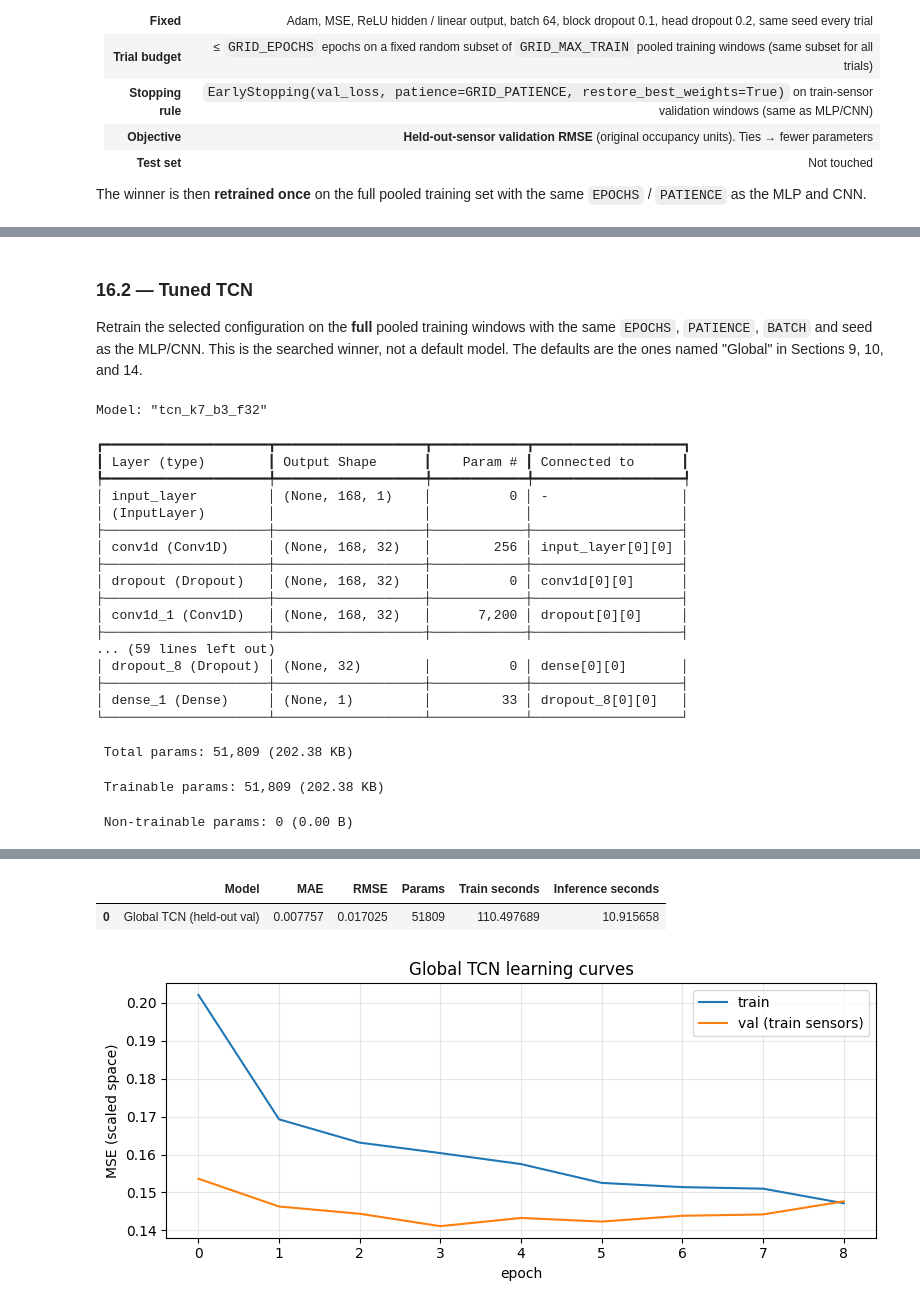
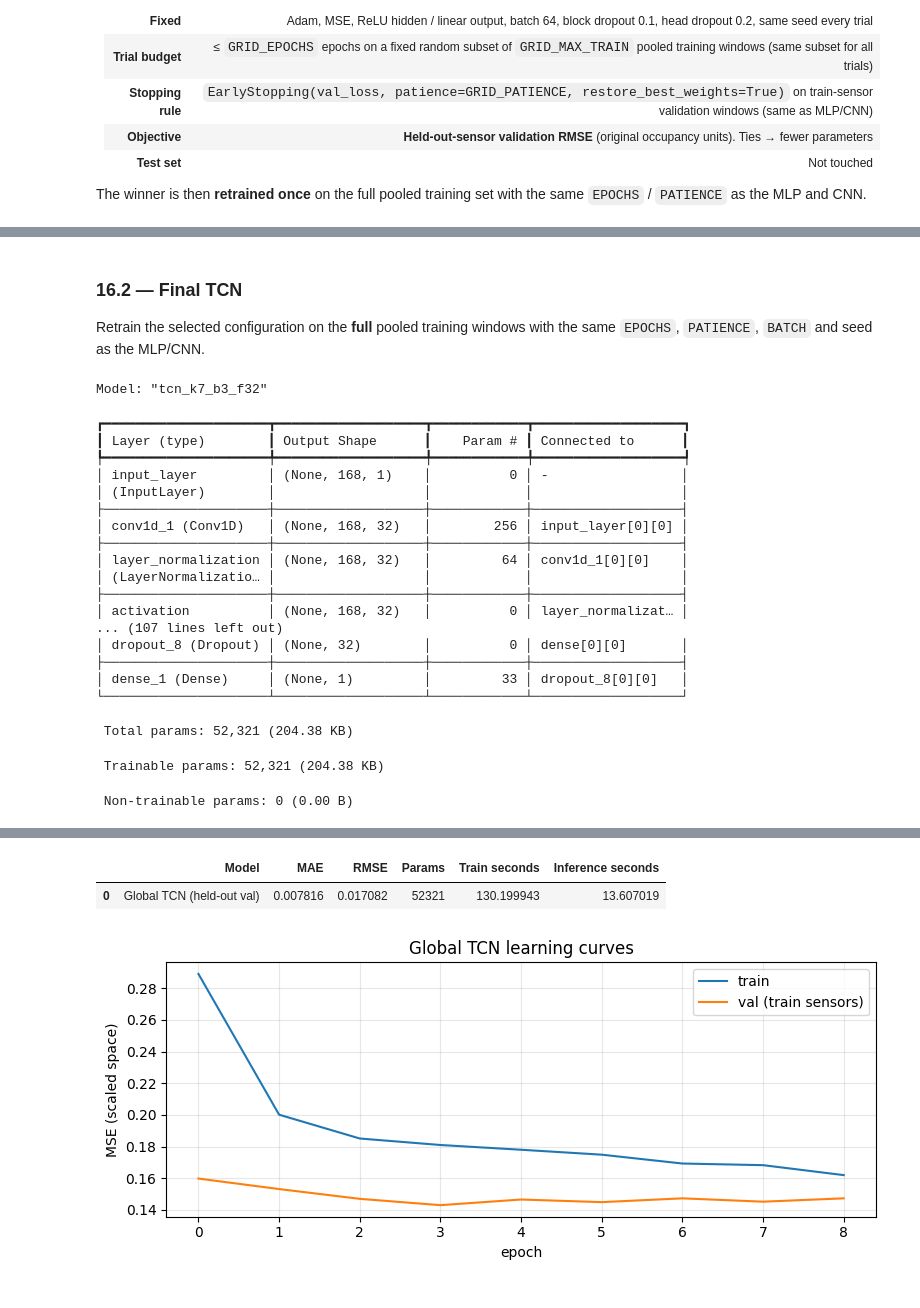
Before and after one commit to Matthew-Linders/AISE_4010_Group_Project, a Jupyter notebook: Stage 2/AISE4010_Project_Group02_BH.ipynb, the cells around one changed output, grey strips where cells are left out. Drawn from its saved outputs; the diff is of its cells as text; code cells hidden in the pictures.

```diff
--- a/Stage 2/AISE4010_Project_Group02_BH.ipynb
+++ b/Stage 2/AISE4010_Project_Group02_BH.ipynb
@@ -1411,7 +1521,7 @@ display(marginals)
 # %% [markdown]
-### 16.2 — Tuned TCN
+### 16.2 — Final TCN
 
-Retrain the selected configuration on the **full** pooled training windows with the same `EPOCHS`, `PATIENCE`, `BATCH` and seed as the MLP/CNN. This is the searched winner, not a default model. The defaults are the ones named "Global" in Sections 9, 10, and 14.
+Retrain the selected configuration on the **full** pooled training windows with the same `EPOCHS`, `PATIENCE`, `BATCH` and seed as the MLP/CNN.
 # %%
 tf.keras.backend.clear_session()
 tf.keras.utils.set_random_seed(SEED)
@@ -1435,7 +1545,7 @@ t1 = perf_counter()
 tcn_held_metrics, _, _ = score_packs(tcn, held_packs, "val", cnn=True)
 tcn_infer = perf_counter() - t1
 
-tcn_held_metrics["Model"] = "Tuned global TCN (held-out val)"
+tcn_held_metrics["Model"] = "Global TCN (held-out val)"
 tcn_held_metrics["Params"] = tcn.count_params()
 tcn_held_metrics["Train seconds"] = tcn_time
 tcn_held_metrics["Inference seconds"] = tcn_infer
@@ -1445,7 +1555,7 @@ display(pd.DataFrame([tcn_held_metrics]))
 fig, ax = plt.subplots(figsize=(8, 3.5))
 ax.plot(tcn_hist.history["loss"], label="train")
 ax.plot(tcn_hist.history["val_loss"], label="val (train sensors)")
-ax.set(title="Tuned TCN learning curves", xlabel="epoch", ylabel="MSE (scaled space)")
+ax.set(title="Global TCN learning curves", xlabel="epoch", ylabel="MSE (scaled space)")
 ax.legend(); ax.grid(alpha=0.3)
 plt.tight_layout(); plt.show()
 # %% [output]
@@ -1456,18 +1566,18 @@ Model: "tcn_k7_b3_f32"
 │ input_layer         │ (None, 168, 1)    │          0 │ -                 │
 │ (InputLayer)        │                   │            │                   │
 ├─────────────────────┼───────────────────┼────────────┼───────────────────┤
-│ conv1d (Conv1D)     │ (None, 168, 32)   │        256 │ input_layer[0][0] │
+│ conv1d_1 (Conv1D)   │ (None, 168, 32)   │        256 │ input_layer[0][0] │
 ├─────────────────────┼───────────────────┼────────────┼───────────────────┤
-│ dropout (Dropout)   │ (None, 168, 32)   │          0 │ conv1d[0][0]      │
+│ layer_normalization │ (None, 168, 32)   │         64 │ conv1d_1[0][0]    │
+│ (LayerNormalizatio… │                   │            │                   │
 ├─────────────────────┼───────────────────┼────────────┼───────────────────┤
-│ conv1d_1 (Conv1D)   │ (None, 168, 32)   │      7,200 │ dropout[0][0]     │
-├─────────────────────┼───────────────────┼────────────┼───────────────────┤
-... (59 lines left out)
+│ activation          │ (None, 168, 32)   │          0 │ layer_normalizat… │
+... (107 lines left out)
 │ dropout_8 (Dropout) │ (None, 32)        │          0 │ dense[0][0]       │
 ├─────────────────────┼───────────────────┼────────────┼───────────────────┤
 │ dense_1 (Dense)     │ (None, 1)         │         33 │ dropout_8[0][0]   │
 └─────────────────────┴───────────────────┴────────────┴───────────────────┘
- Total params: 51,809 (202.38 KB)
+ Total params: 52,321 (204.38 KB)
- Trainable params: 51,809 (202.38 KB)
+ Trainable params: 52,321 (204.38 KB)
  Non-trainable params: 0 (0.00 B)
 Epoch 1/40
@@ -1492,7 +1602,7 @@ TCN training time: 110.5s | epochs run: 9
 Config: {'dilation_base': 3, 'filters': 32, 'kernel_size': 7, 'lr': 0.001} | dilations [1, 3, 9, 27] | RF = 481 h
 |  | Model | MAE | RMSE | Params | Train seconds | Inference seconds |
-| 0 | Global TCN (held-out val) | 0.007757 | 0.017025 | 51809 | 110.497689 | 10.915658 |
+| 0 | Global TCN (held-out val) | 0.007816 | 0.017082 | 52321 | 130.199943 | 13.607019 |
-[figure, old version]
+[figure, new version]
 # %% [markdown]
 ### 16.2.1 — Visual comparison on held-out sensors
 
```
Also changed, not shown: parts of 16 cells of this notebook.
